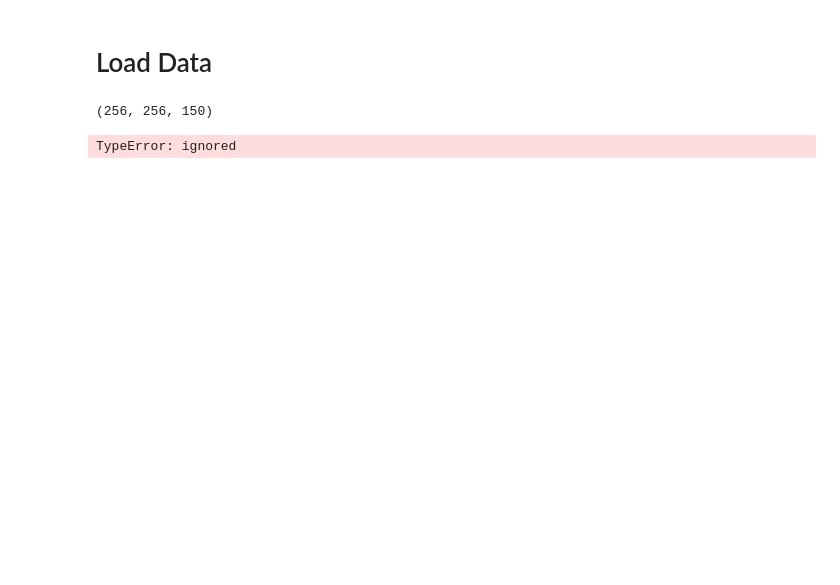
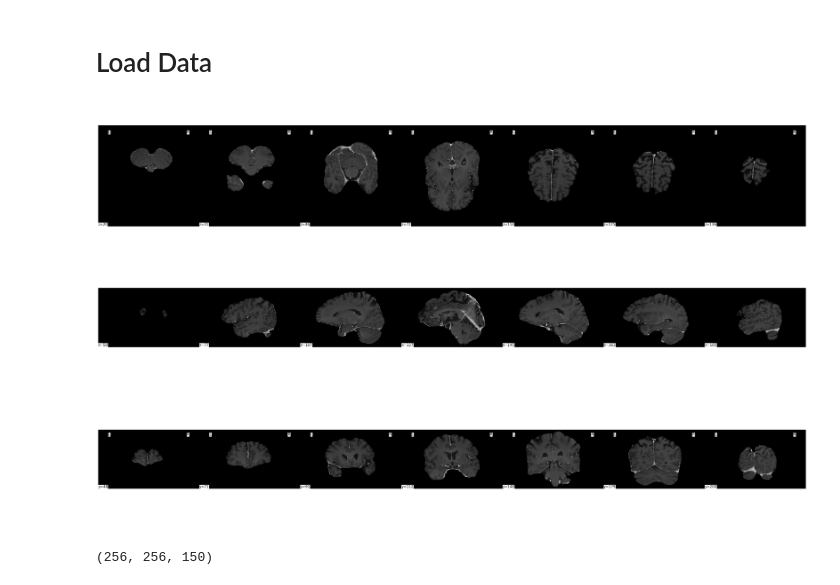
Before and after one commit to guswns3396/PSYC-221-Project, a Jupyter notebook: Segment.ipynb, the cells around one changed output. Cells and saved outputs as stored; diff of their text form; code cells hidden in the pictures; blank space fills up the shorter version.

```diff
--- a/Segment.ipynb
+++ b/Segment.ipynb
@@ -73,7 +78,7 @@ class CustomDataset(Dataset):
     'seg': 4
   }
 
-  def __init__(self, img_dir):
+  def __init__(self, img_dir, transform=None):
     """
     initializes dataset instance
     args:
@@ -81,6 +86,8 @@ class CustomDataset(Dataset):
     """
     # get subject directory paths
     self.subjs = glob(os.path.join(img_dir, 'Mets_*'))
+    # transform
+    self.transform = transform
     # get image paths for each subject
     self.imgs = [
       {
@@ -101,9 +108,14 @@ class CustomDataset(Dataset):
     args:
       idx: int of subject index
     returns:
-      np array of shape (5, 256, 256, 150) -> image type x length x height x width
+      torch array of shape (5, 256, 256, 150) -> image type x length x height x width
     """
     imgs = [nib.load(self.imgs[idx][img_type]).get_fdata() for img_type in sorted(CustomDataset.IMG_TYPES, key=lambda k: CustomDataset.IMG_TYPES[k])]
-    return np.array(imgs)
+    imgs = torch.from_numpy(np.array(imgs))
+
+    if not self.transform:
+      pass
+
+    return imgs
 # %%
 train_ds = CustomDataset(os.path.join(path_data, 'train'))
@@ -113 +124,8 @@ img = train_ds[0][CustomDataset.IMG_TYPES['flair']]
+# %%
+# plot bravo image of subject
+nii_img = nib.load(train_ds.imgs[subj_idx]['bravo'])
+plotting.plot_img(nii_img, display_mode='mosaic', cmap='gray')
+plt.show()
+# %% [output]
+[figure, added]
 # %%
@@ -115,7 +133,2 @@ img.shape
 # %% [output]
 (256, 256, 150)
-# %%
-plotting.plot_img(img, display_mode='mosaic', cmap='gray')
-plt.show()
-# %% [output]
-TypeError: ignored
```
Also changed, not shown: parts of 15 cells of this notebook.
